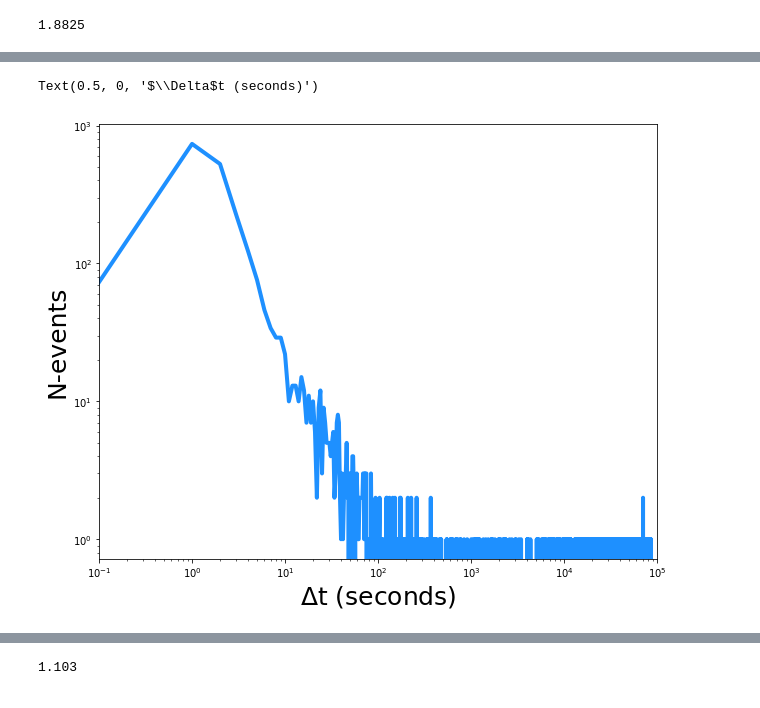
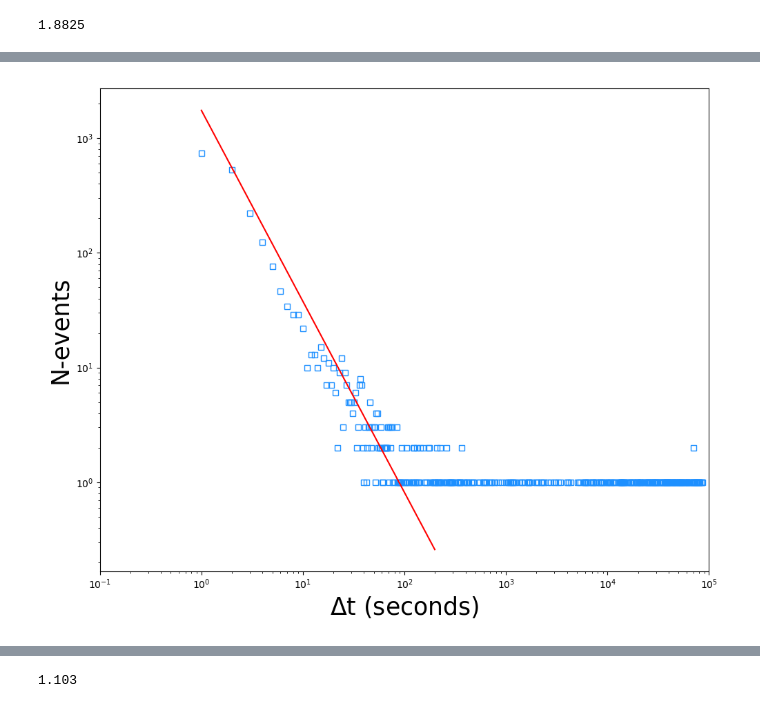
Before and after one commit to SerpRateAI/BubblePaper, a Jupyter notebook: FINAL-PLOTS-PAPER-supplemental.ipynb, the cells around one changed output, grey strips where cells are left out. Drawn from its saved outputs; the diff is of its cells as text; code cells hidden in the pictures.

```diff
--- a/FINAL-PLOTS-PAPER-supplemental.ipynb
+++ b/FINAL-PLOTS-PAPER-supplemental.ipynb
@@ -100,0 +104,16 @@ bubbles['mass_mean'] = bubbles.volume_mean.apply(lambda v: get_mass(pressure=(99
+# %%
+fig, ax = plt.subplots(figsize=(15, 5))
+bubbles.set_index('time').ones.cumsum().plot(ax=ax)
+# alpha =
+# nt = 400*(1- np.exp(-alpha*t))
+event1 = bubbles[bubbles.time.between('2019-05-18 11:30:00', '2019-05-19 12:45:00')].copy()
+event2 = bubbles[bubbles.time.between('2019-05-20 13:30:30', '2019-05-21 14:30:00')].copy()
+event3 = bubbles[bubbles.time.between('2019-08-09 11:00:00','2019-08-09 12:15:00')].copy()
+event4 = bubbles[bubbles.time.between('2019-08-09 13:00:00','2019-08-09 14:00:00')].copy()
+event5 = bubbles[bubbles.time.between('2019-09-29 11:00:00','2019-09-29 11:30:00')].copy()
+event6 = bubbles[bubbles.time.between('2019-10-01 12:00:00','2019-10-01 13:00:00')].copy()
+event7 = bubbles[bubbles.time.between('2019-10-07 10:55:00','2019-10-07 11:05:00')].copy()
+event8 = bubbles[bubbles.time.between('2019-12-08 00:00:00','2019-12-08 01:00:00')].copy()
+event9 = bubbles[bubbles.time.between('2019-12-08 00:00:00','2019-12-08 01:00:00')].copy()
+event10 = bubbles[bubbles.time.between('2019-12-08 12:50:00','2019-12-08 13:00:00')].copy()
+event11 = bubbles[bubbles.time.between('2019-12-08 13:30:00','2019-12-08 15:30:00')].copy()
@@ -100,0 +122,18 @@ bubbles['mass_mean'] = bubbles.volume_mean.apply(lambda v: get_mass(pressure=(99
+# %%
+events = [event1, event2, event3, event4, event5, event6, event7, event8, event9, event10, event11]
+fig, ax = plt.subplots()
+
+for n, e in enumerate(events):
+    y = e.ones.cumsum()
+    y = y/y.max()
+    time = e.time
+    t = np.array([t.timestamp() for t in time])
+    t = (t - t.min())
+    t = t/t.max()
+    ax.plot(t, y, label='event {n}; {t}'.format(n=n+1, t=time.min().date()))
+
+ax.legend()
+ax.set_ylabel('cumulative events (normalized)')
+ax.set_xlabel('time (normalized)')
+
+fig.tight_layout()
@@ -138,13 +225,20 @@ bubbles.deltaT_sec.hist(log=True, bins=100)
 # %%
 h, e = np.histogram(bubbles.deltaT_sec[1:], bins=np.linspace(0, 100000, 100000) )
 fig, ax = plt.subplots(figsize=(10, 8))
-ax.plot(e[:-1], h, color='dodgerblue', linewidth=4)
+ax.plot(e[:-1], h, color='dodgerblue', linewidth=0, marker='s', fillstyle='none')
 # ax.set_xscale('log')
 ax.set_xlim(1e-1, 1e5)
 ax.set_yscale('log')
 ax.set_xscale('log')
 ax.set_ylabel('N-events', fontsize=25)
 ax.set_xlabel('$\Delta$t (seconds)', fontsize=25)
+
+x = np.arange(1e0, 2e2)
+y = 1750*x**(-1.666) # satan number
+ax.plot(x, y, color='red')
+
+# ax.plot(h[h<0], color='red', marker='s')
+
+fig.tight_layout()
 # %% [output]
-Text(0.5, 0, '$\\Delta$t (seconds)')
-[figure, old version]
+[figure, new version]
```
Also changed, not shown: parts of 14 cells of this notebook, 1 other file.
